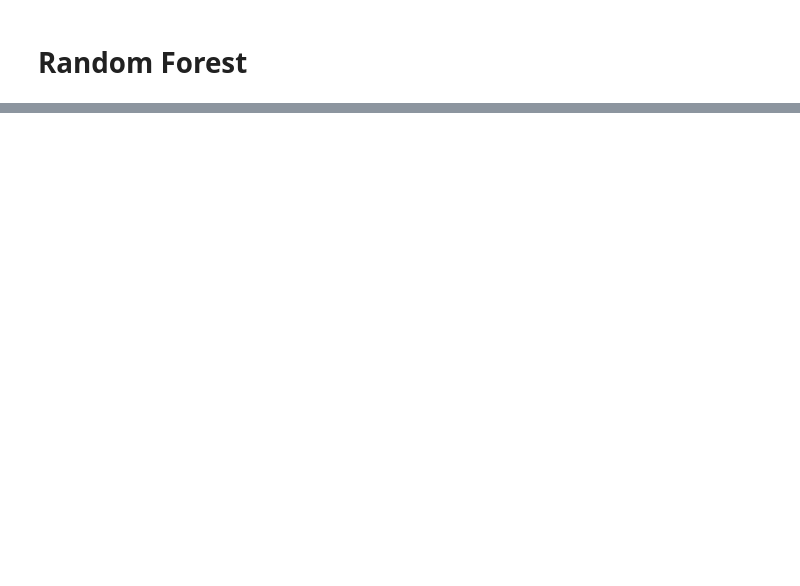
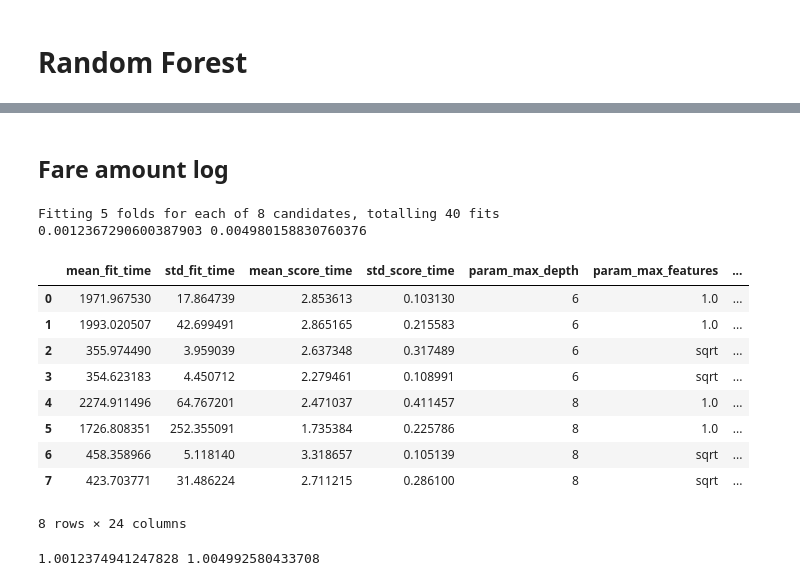
Before and after one commit to Ahmed-Haitham/Reproducible-Research-Project, a Jupyter notebook: model/model_choice.ipynb, the cells around one changed output, grey strips where cells are left out. Cells and saved outputs as stored; diff of their text form; code cells hidden in the pictures; blank space fills up the shorter version.

```diff
--- a/model/model_choice.ipynb
+++ b/model/model_choice.ipynb
@@ -81,0 +150,29 @@ model_RF.save_best_model('saved_models/RF_model.pkl')
+# %% [markdown]
+## Fare amount log
+# %%
+model_RF_log = TrainRF(data, 'fare_amount_log', param_grid=param_grid, kfolds=5, seed=12345)
+best_model, train_score, test_score, cv_results = model_RF_log.train_model()
+with open('saved_models/cv_results_RF_log.pkl', 'wb') as file:
+    pickle.dump(cv_results, file)
+model_RF_log.save_best_model('saved_models/RF_model_log.pkl')
+print(train_score, test_score)
+display(cv_results)
+# %% [output]
+Fitting 5 folds for each of 8 candidates, totalling 40 fits
+0.0012367290600387903 0.004980158830760376
+|  | mean_fit_time | std_fit_time | mean_score_time | std_score_time | param_max_depth | param_max_features | ... |
+| 0 | 1971.967530 | 17.864739 | 2.853613 | 0.103130 | 6 | 1.0 | ... |
+| 1 | 1993.020507 | 42.699491 | 2.865165 | 0.215583 | 6 | 1.0 | ... |
+| 2 | 355.974490 | 3.959039 | 2.637348 | 0.317489 | 6 | sqrt | ... |
+| 3 | 354.623183 | 4.450712 | 2.279461 | 0.108991 | 6 | sqrt | ... |
+| 4 | 2274.911496 | 64.767201 | 2.471037 | 0.411457 | 8 | 1.0 | ... |
+| 5 | 1726.808351 | 252.355091 | 1.735384 | 0.225786 | 8 | 1.0 | ... |
+| 6 | 458.358966 | 5.118140 | 3.318657 | 0.105139 | 8 | sqrt | ... |
+| 7 | 423.703771 | 31.486224 | 2.711215 | 0.286100 | 8 | sqrt | ... |
+8 rows × 24 columns
+# %%
+# Reverse transform back from log
+from math import exp
+print(exp(train_score), exp(test_score))
+# %% [output]
+1.0012374941247828 1.004992580433708
```
Also changed, not shown: parts of 31 cells of this notebook.
